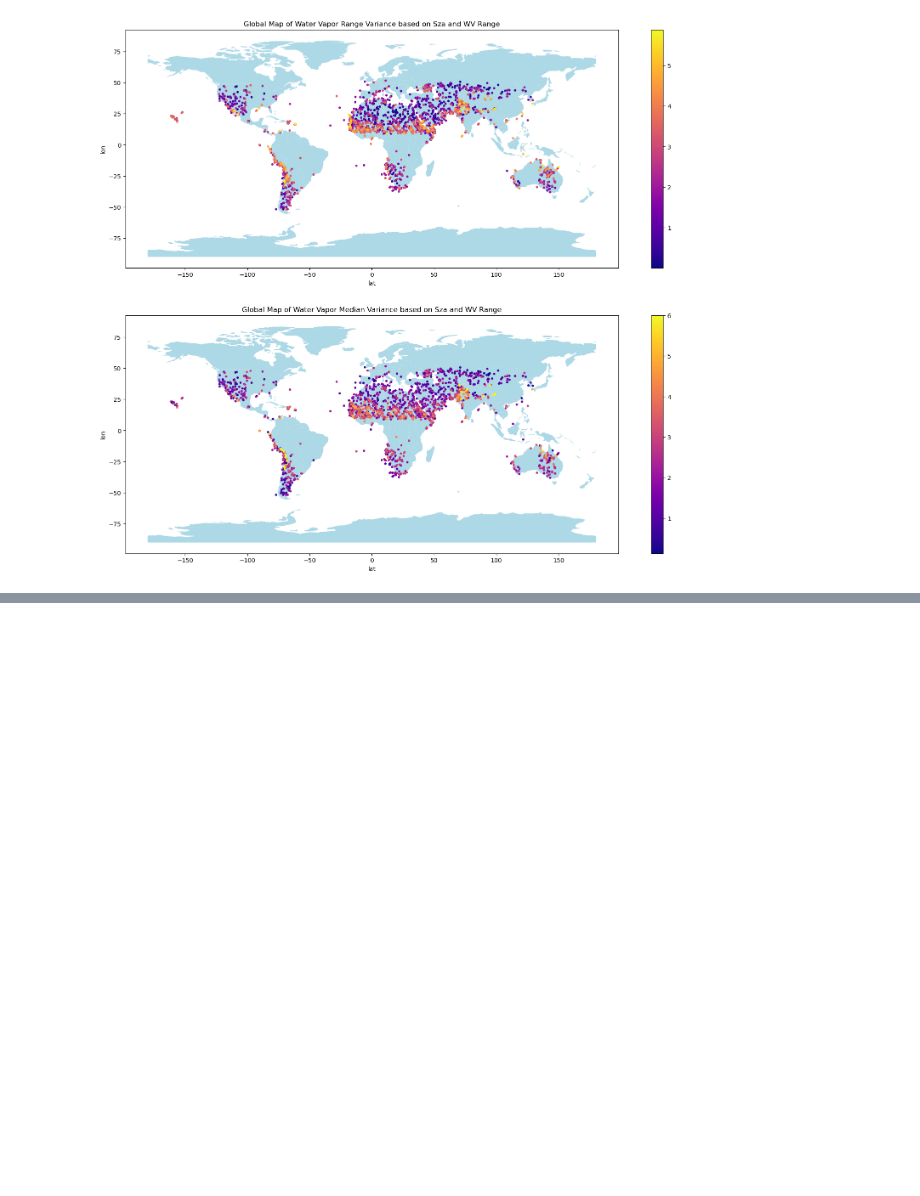
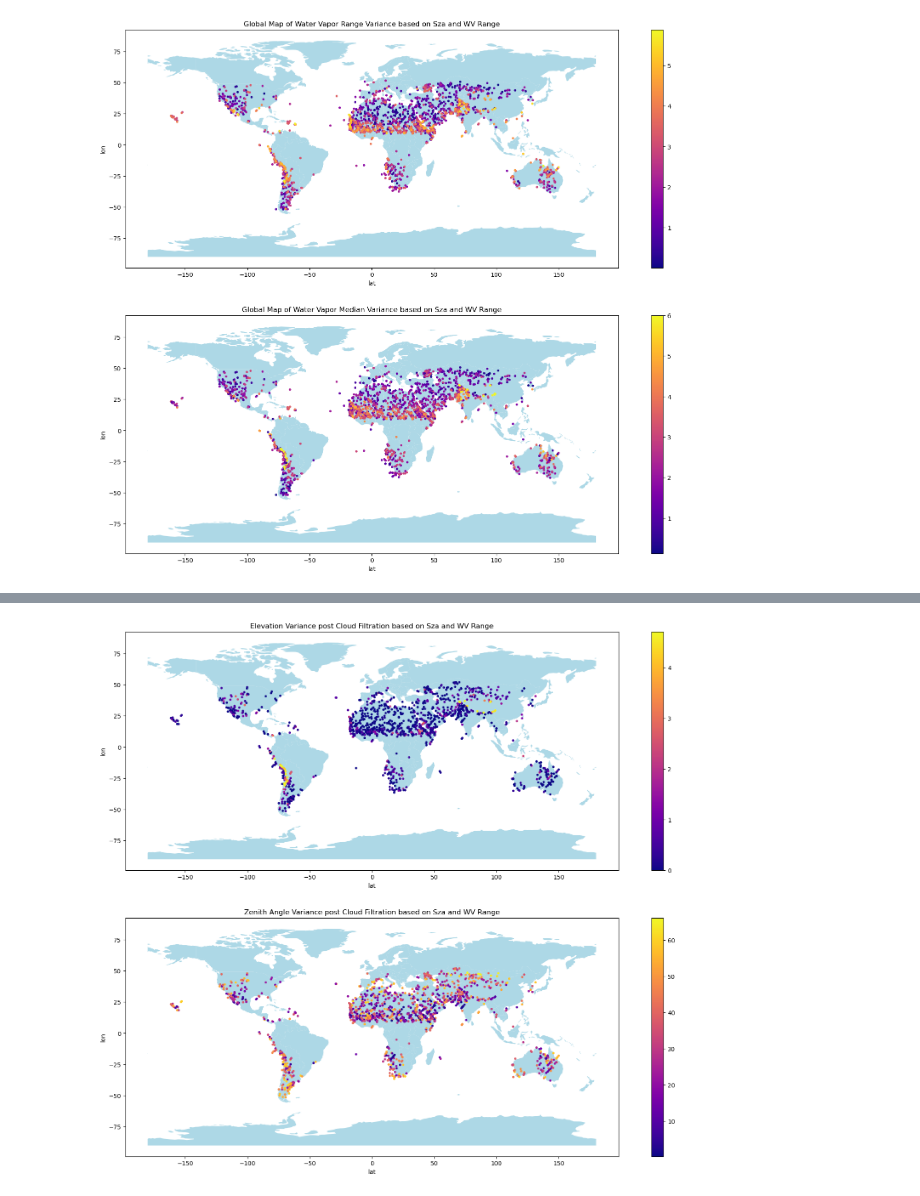
Before and after one commit to varunpatro1/EMIT_scene_analysis, a Jupyter notebook: build_train_set.ipynb, the cells around one changed output, grey strips where cells are left out. Drawn from its saved outputs; the diff is of its cells as text; code cells hidden in the pictures; blank space fills up the shorter version.

```diff
--- a/build_train_set.ipynb
+++ b/build_train_set.ipynb
@@ -47,3 +47,7 @@ spatial_plot.wv_range_med_variance_plt(lhs_samples, ' Sza and WV Range')
 [figure]
 # %%
 np.savetxt('../train_sets/FIDs_1725.txt', lhs_fids, fmt='%s')
+# %%
+df = pd.read_pickle('../emit_data')
+print(df.shape)
+df.head()
@@ -49,0 +62,6 @@ np.savetxt('../train_sets/FIDs_1725.txt', lhs_fids, fmt='%s')
+# %%
+samples = lhs.LatinHypercubeSample_wvr_sza(df, 26, 3)
+lhs_samples = df.iloc[samples]
+lhs_fids = lhs_samples['fid']
+print(lhs_samples.shape)
+lhs_samples.head()
@@ -49,0 +76,4 @@ np.savetxt('../train_sets/FIDs_1725.txt', lhs_fids, fmt='%s')
+# %%
+spatial_plot.elev_zen_variance_plt(lhs_samples, ' Sza and WV Range')
+# %% [output]
+[figure, added]
```
Also changed, not shown: parts of 4 cells of this notebook, 1 other file.
